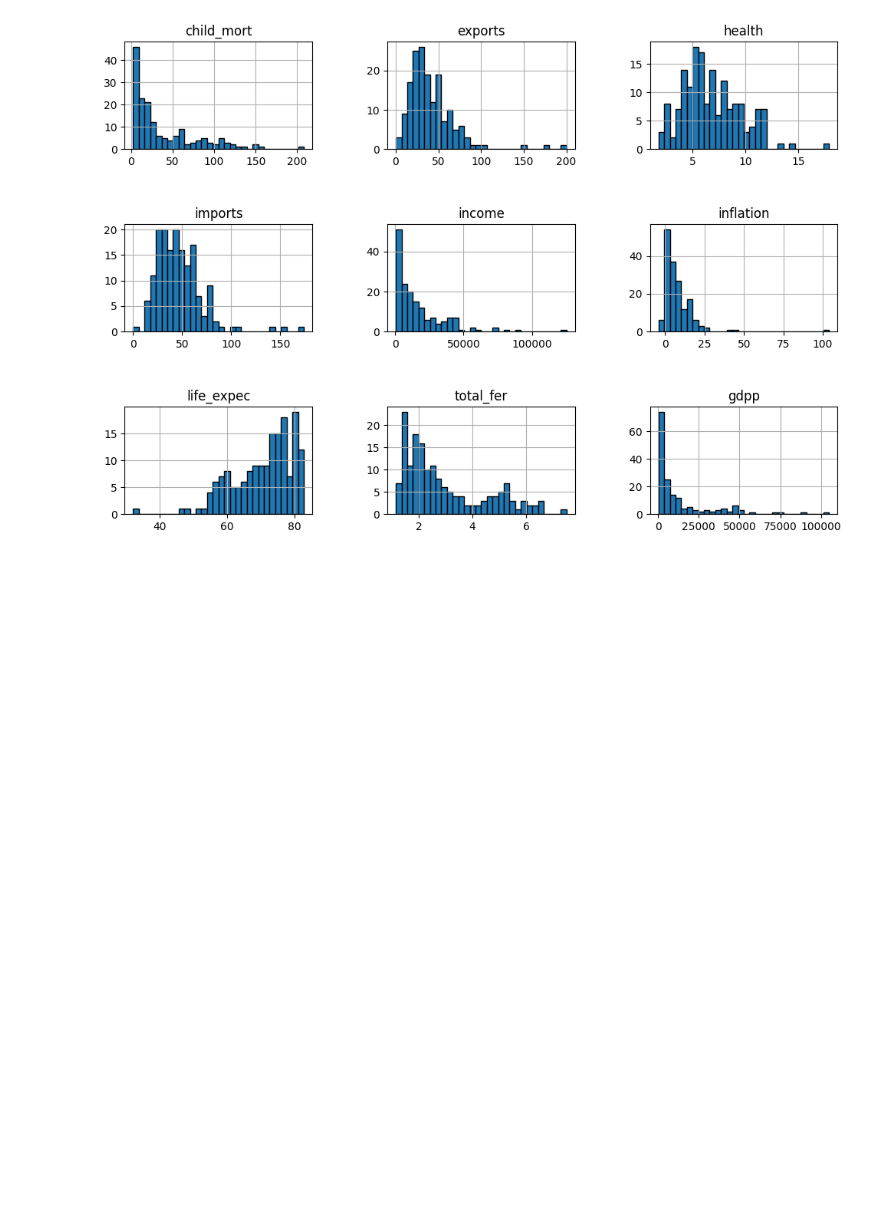
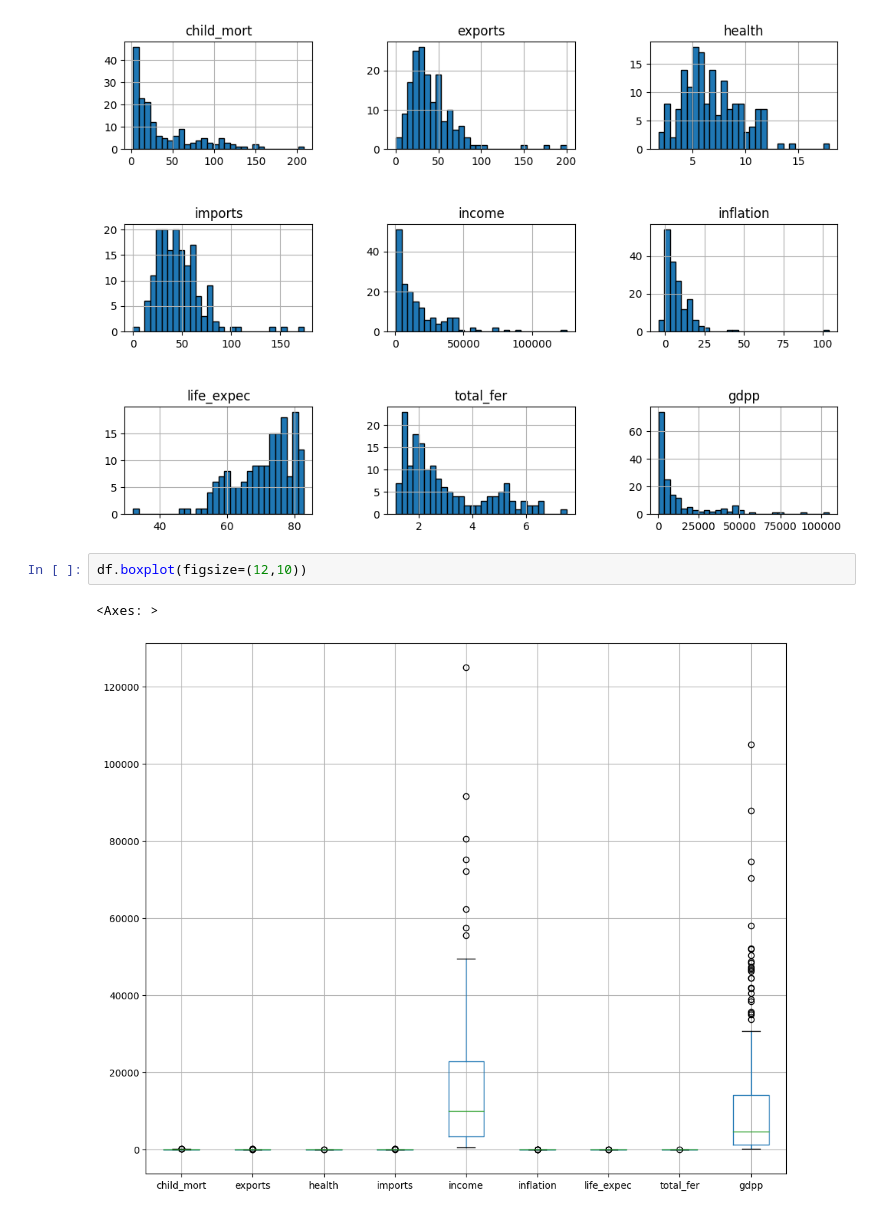
Before and after one commit to DieGod69/clusterizacao, a Jupyter notebook: code/data_asq_EDA/data_acq_EDA.ipynb, the cells around one changed output. Saved outputs shown, nothing was run; the diff lists cells and outputs as text; blank space fills up the shorter version.

```diff
--- a/code/data_asq_EDA/data_acq_EDA.ipynb
+++ b/code/data_asq_EDA/data_acq_EDA.ipynb
@@ -50,3 +65,8 @@ df.hist(figsize=(12,8), bins = 30, edgecolor='black')
 plt.subplots_adjust(hspace= 0.7, wspace= 0.4)
 # %% [output]
 [figure]
+# %%
+df.boxplot(figsize=(12,10))
+# %% [output]
+<Axes: >
+[figure, added]
```
Also changed, not shown: parts of 6 cells of this notebook.
